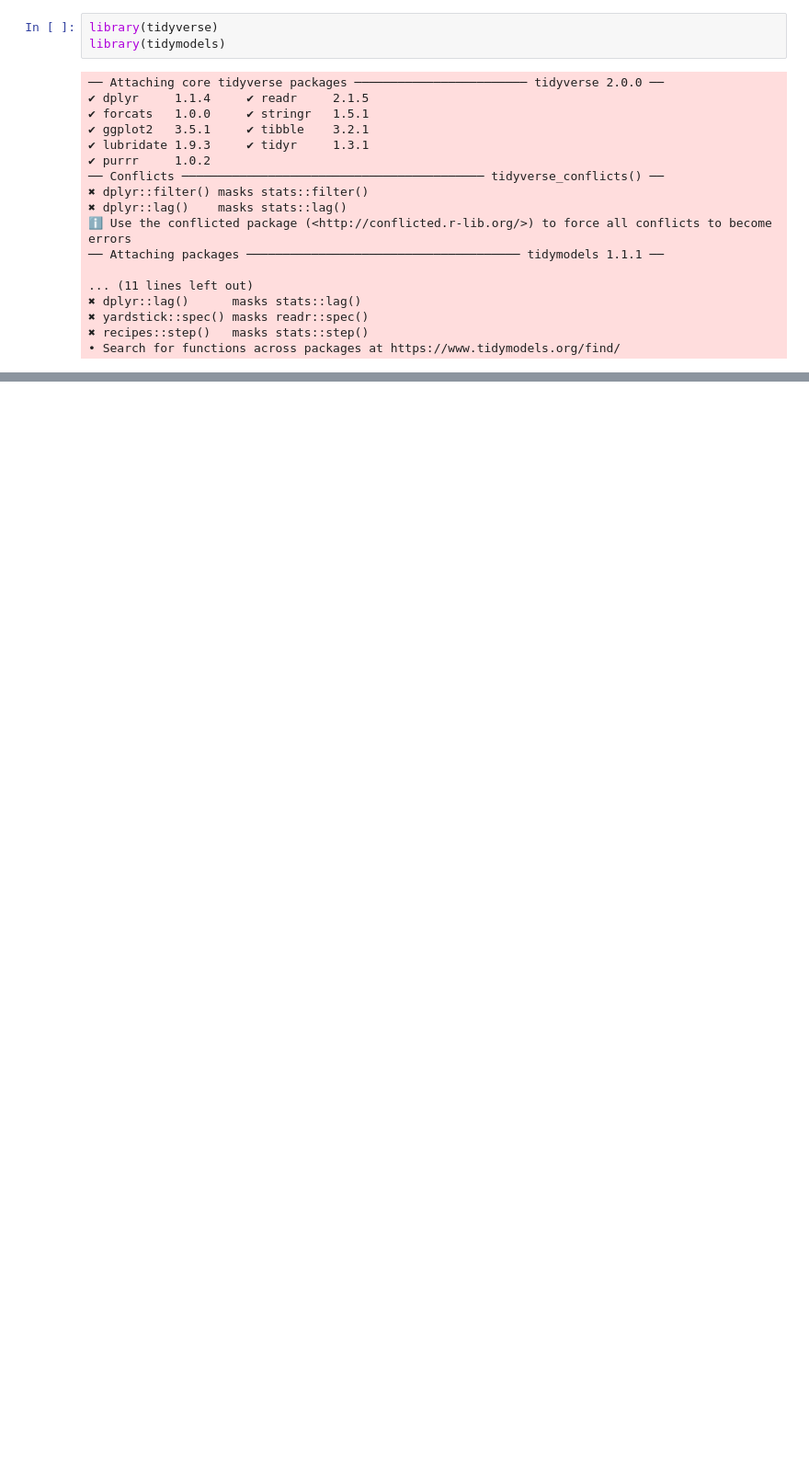
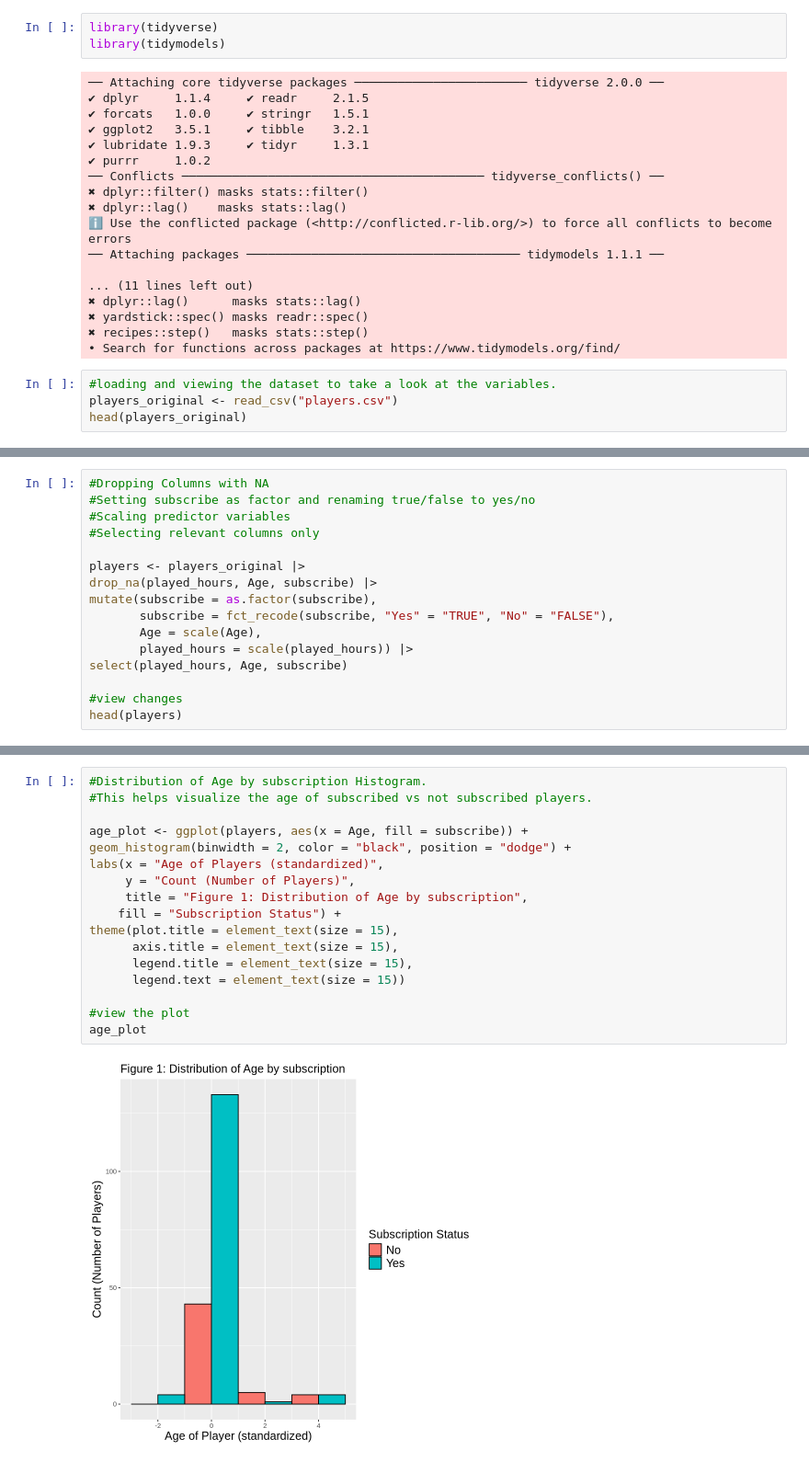
Before and after one commit to KPS-KV/project-009-grp45, a Jupyter notebook: Khush.ipynb, the cells around one changed output, grey strips where cells are left out. Shown at 92% size. Saved outputs shown, nothing was run; the diff lists cells and outputs as text; blank space fills up the shorter version.

Commit message:
added visualizations and summaries.

```diff
--- a/Khush.ipynb
+++ b/Khush.ipynb
@@ -63,3 +63,7 @@ library(tidymodels)
 ✖ yardstick::spec() masks readr::spec()
 ✖ recipes::step()   masks stats::step()
 • Search for functions across packages at https://www.tidymodels.org/find/
+# %%
+#loading and viewing the dataset to take a look at the variables.
+players_original <- read_csv("players.csv")
+head(players_original)
@@ -65,0 +89,16 @@ library(tidymodels)
+# %%
+#Dropping Columns with NA
+#Setting subscribe as factor and renaming true/false to yes/no
+#Scaling predictor variables
+#Selecting relevant columns only
+
+players <- players_original |>
+drop_na(played_hours, Age, subscribe) |>
+mutate(subscribe = as.factor(subscribe),
+       subscribe = fct_recode(subscribe, "Yes" = "TRUE", "No" = "FALSE"),
+       Age = scale(Age),
+       played_hours = scale(played_hours)) |>
+select(played_hours, Age, subscribe)
+
+#view changes
+head(players)
@@ -65,0 +156,19 @@ library(tidymodels)
+# %%
+#Distribution of Age by subscription Histogram.
+#This helps visualize the age of subscribed vs not subscribed players.
+
+age_plot <- ggplot(players, aes(x = Age, fill = subscribe)) +
+geom_histogram(binwidth = 2, color = "black", position = "dodge") +
+labs(x = "Age of Players (standardized)",
+     y = "Count (Number of Players)",
+     title = "Figure 1: Distribution of Age by subscription",
+    fill = "Subscription Status") +
+theme(plot.title = element_text(size = 15),
+      axis.title = element_text(size = 15),
+      legend.title = element_text(size = 15),
+      legend.text = element_text(size = 15))
+
+#view the plot
+age_plot
+# %% [output]
+[figure, added]
```
Also changed, not shown: parts of 6 cells of this notebook.
